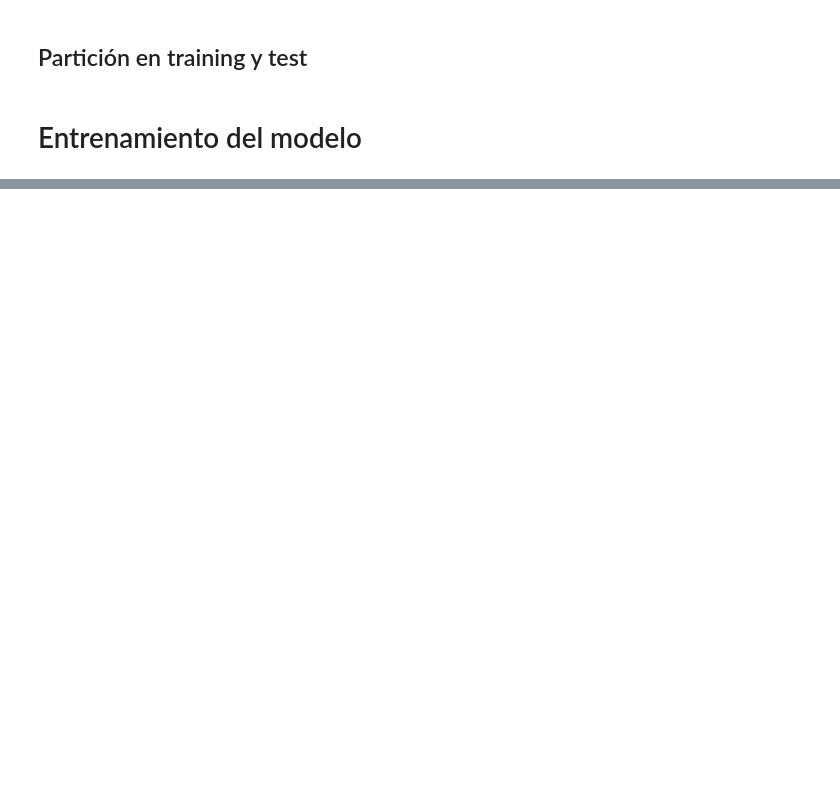
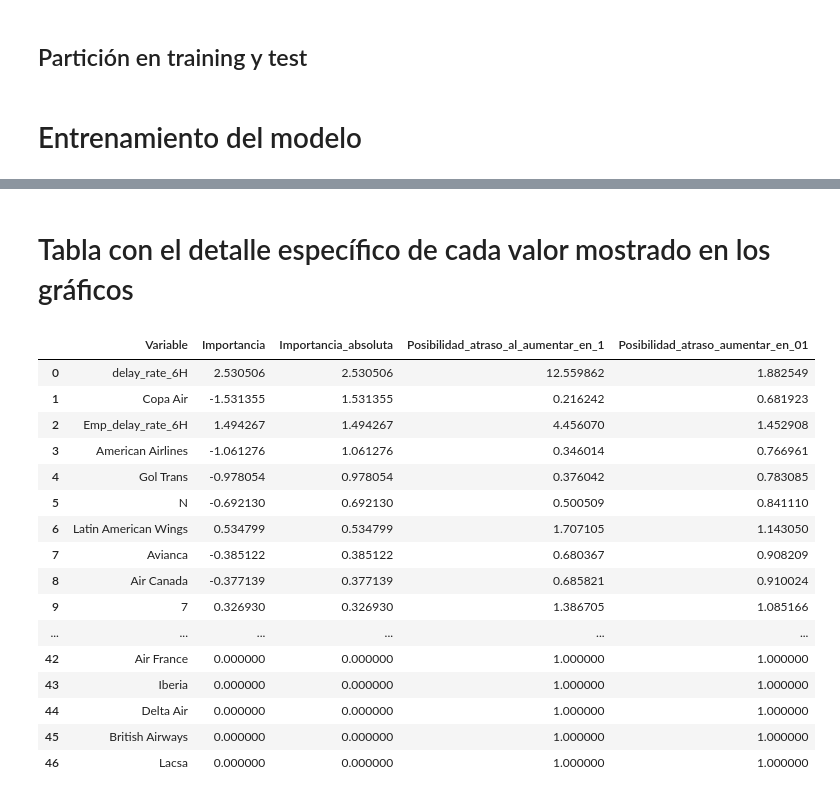
Before and after one commit to CrisBenavides/LATAM_Challenge, a Jupyter notebook: solution.ipynb, the cells around one changed output, grey strips where cells are left out. Saved outputs shown, nothing was run; the diff lists cells and outputs as text; code cells hidden in the pictures; blank space fills up the shorter version.

```diff
--- a/solution.ipynb
+++ b/solution.ipynb
@@ -760,0 +928,22 @@ ROC para test 0.694812864061419
+# %% [markdown]
+# Tabla con el detalle específico de cada valor mostrado en los gráficos
+# %%
+df_sorted
+# %% [output]
+|  | Variable | Importancia | Importancia_absoluta | Posibilidad_atraso_al_aumentar_en_1 | Posibilidad_atraso_aumentar_en_01 |
+| 0 | delay_rate_6H | 2.530506 | 2.530506 | 12.559862 | 1.882549 |
+| 1 | Copa Air | -1.531355 | 1.531355 | 0.216242 | 0.681923 |
+| 2 | Emp_delay_rate_6H | 1.494267 | 1.494267 | 4.456070 | 1.452908 |
+| 3 | American Airlines | -1.061276 | 1.061276 | 0.346014 | 0.766961 |
+| 4 | Gol Trans | -0.978054 | 0.978054 | 0.376042 | 0.783085 |
+| 5 | N | -0.692130 | 0.692130 | 0.500509 | 0.841110 |
+| 6 | Latin American Wings | 0.534799 | 0.534799 | 1.707105 | 1.143050 |
+| 7 | Avianca | -0.385122 | 0.385122 | 0.680367 | 0.908209 |
+| 8 | Air Canada | -0.377139 | 0.377139 | 0.685821 | 0.910024 |
+| 9 | 7 | 0.326930 | 0.326930 | 1.386705 | 1.085166 |
+| ... | ... | ... | ... | ... | ... |
+| 42 | Air France | 0.000000 | 0.000000 | 1.000000 | 1.000000 |
+| 43 | Iberia | 0.000000 | 0.000000 | 1.000000 | 1.000000 |
+| 44 | Delta Air | 0.000000 | 0.000000 | 1.000000 | 1.000000 |
+| 45 | British Airways | 0.000000 | 0.000000 | 1.000000 | 1.000000 |
+| 46 | Lacsa | 0.000000 | 0.000000 | 1.000000 | 1.000000 |
```
Also changed, not shown: parts of 17 cells of this notebook, 1 other file.
